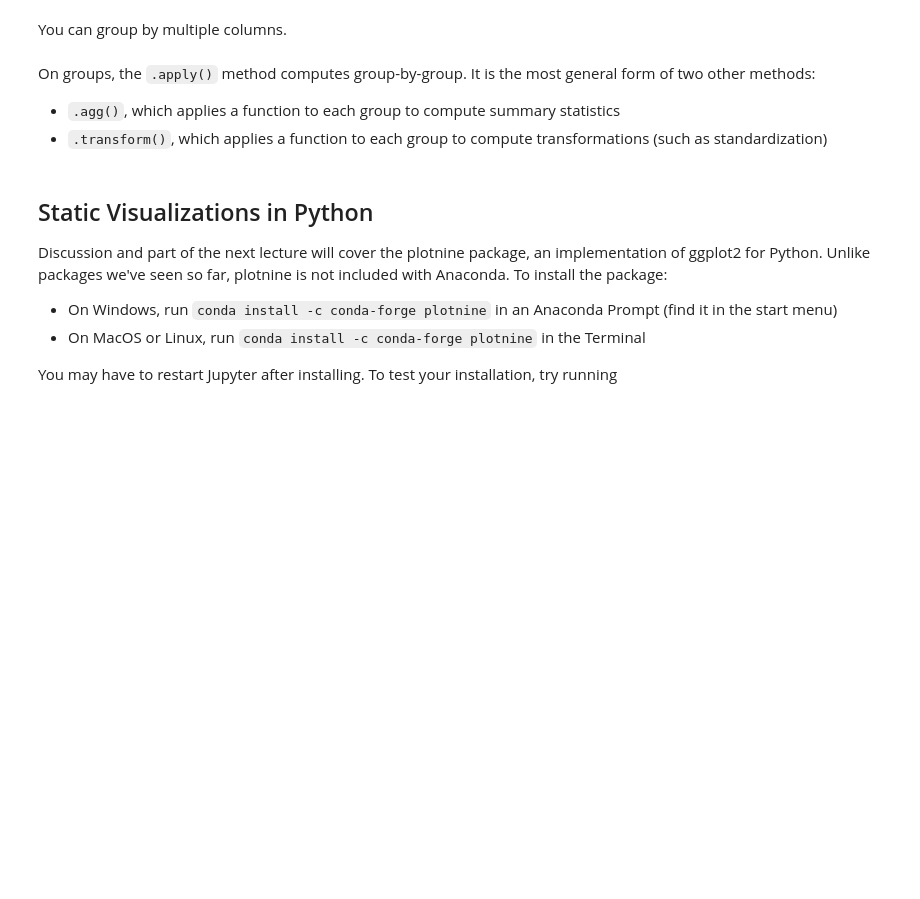
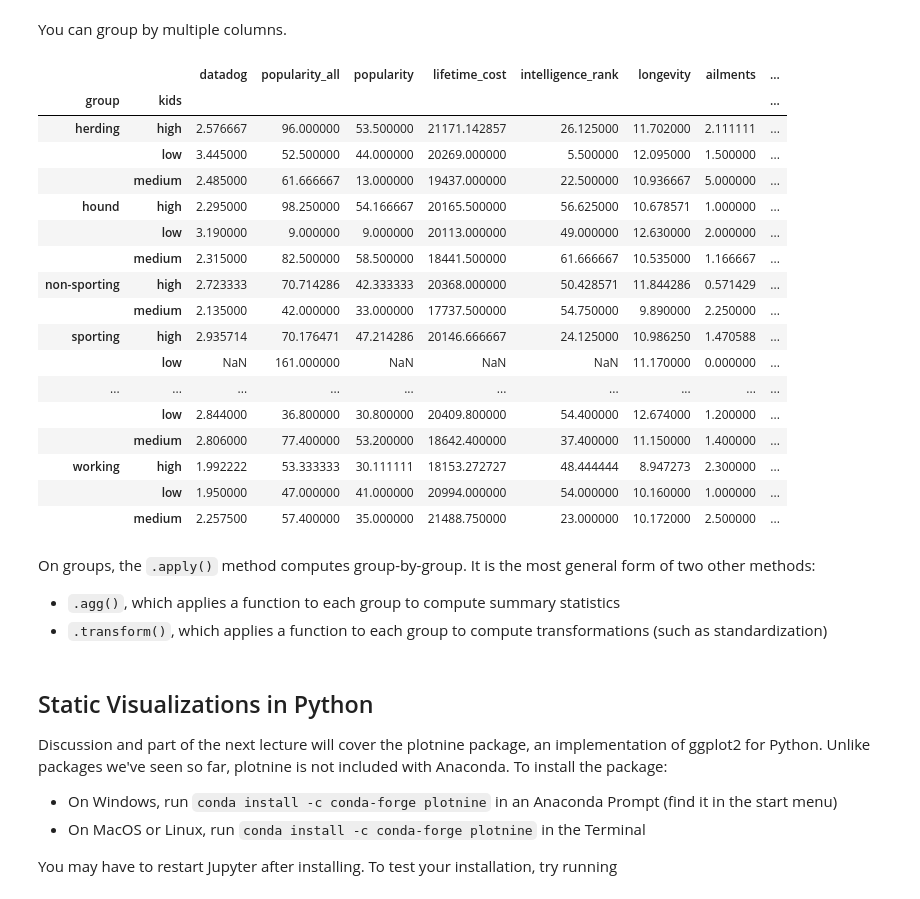
Before and after one commit to 2019-winter-ucdavis-sta141b/notes, a Jupyter notebook: lecture/01.22/notes.ipynb, the cells around one changed output. Cells and saved outputs as stored; diff of their text form; code cells hidden in the pictures; blank space fills up the shorter version.

```diff
--- a/lecture/01.22/notes.ipynb
+++ b/lecture/01.22/notes.ipynb
@@ -83,3 +327,5 @@ You can use the `.reset_index()` method to reset the indexes on a series or data
 ### Reading Data
 
 Pandas provides functions for reading (and writing) a variety of common formats. Most of their names begin with `read_`. For instance, we can read the dogs data from a CSV file:
+# %%
+dogs = pd.read_csv("dogs_full.csv")
@@ -115,5 +510,26 @@ By default, the groups become the index. You can keep them as regular columns by
 # %% [markdown]
 You can group by multiple columns.
+# %%
+dogs.groupby(["group", "kids"]).mean()
+# %% [output]
+|  |  | datadog | popularity_all | popularity | lifetime_cost | intelligence_rank | longevity | ailments | ... |
+| group | kids |  |  |  |  |  |  |  | ... |
+| herding | high | 2.576667 | 96.000000 | 53.500000 | 21171.142857 | 26.125000 | 11.702000 | 2.111111 | ... |
+|  | low | 3.445000 | 52.500000 | 44.000000 | 20269.000000 | 5.500000 | 12.095000 | 1.500000 | ... |
+|  | medium | 2.485000 | 61.666667 | 13.000000 | 19437.000000 | 22.500000 | 10.936667 | 5.000000 | ... |
+| hound | high | 2.295000 | 98.250000 | 54.166667 | 20165.500000 | 56.625000 | 10.678571 | 1.000000 | ... |
+|  | low | 3.190000 | 9.000000 | 9.000000 | 20113.000000 | 49.000000 | 12.630000 | 2.000000 | ... |
+|  | medium | 2.315000 | 82.500000 | 58.500000 | 18441.500000 | 61.666667 | 10.535000 | 1.166667 | ... |
+| non-sporting | high | 2.723333 | 70.714286 | 42.333333 | 20368.000000 | 50.428571 | 11.844286 | 0.571429 | ... |
+|  | medium | 2.135000 | 42.000000 | 33.000000 | 17737.500000 | 54.750000 | 9.890000 | 2.250000 | ... |
+| sporting | high | 2.935714 | 70.176471 | 47.214286 | 20146.666667 | 24.125000 | 10.986250 | 1.470588 | ... |
+|  | low | NaN | 161.000000 | NaN | NaN | NaN | 11.170000 | 0.000000 | ... |
+| ... | ... | ... | ... | ... | ... | ... | ... | ... | ... |
+|  | low | 2.844000 | 36.800000 | 30.800000 | 20409.800000 | 54.400000 | 12.674000 | 1.200000 | ... |
+|  | medium | 2.806000 | 77.400000 | 53.200000 | 18642.400000 | 37.400000 | 11.150000 | 1.400000 | ... |
+| working | high | 1.992222 | 53.333333 | 30.111111 | 18153.272727 | 48.444444 | 8.947273 | 2.300000 | ... |
+|  | low | 1.950000 | 47.000000 | 41.000000 | 20994.000000 | 54.000000 | 10.160000 | 1.000000 | ... |
+|  | medium | 2.257500 | 57.400000 | 35.000000 | 21488.750000 | 23.000000 | 10.172000 | 2.500000 | ... |
 # %% [markdown]
 On groups, the `.apply()` method computes group-by-group. It is the most general form of two other methods:
 
```
Also changed, not shown: parts of 52 cells of this notebook.
